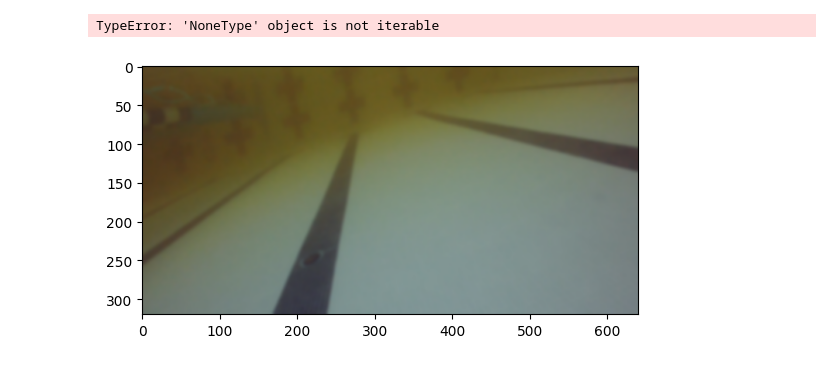
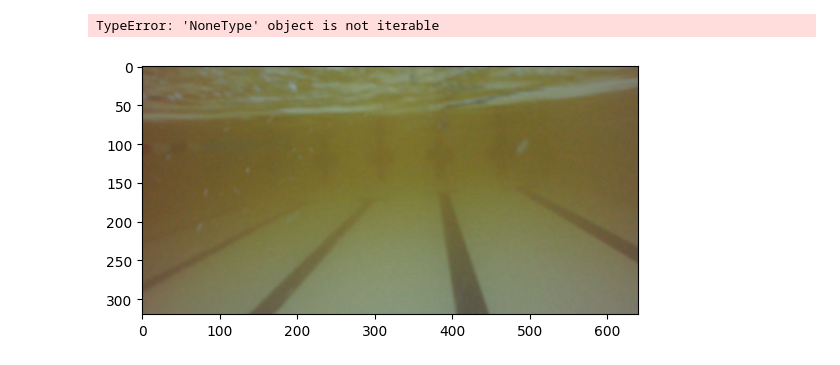
Before and after one commit to Broswei/cv-intro, a Jupyter notebook: testingagain.ipynb, the cells around one changed output. Saved outputs shown, nothing was run; the diff lists cells and outputs as text; code cells hidden in the pictures.

```diff
--- a/testingagain.ipynb
+++ b/testingagain.ipynb
@@ -16,7 +16,10 @@ def detect_lines(img, threshold1 = 50, threshold2 = 150, apertureSize = 3,  minL
 
     img = cv2.GaussianBlur(img, (5, 5), 0)
     img = cv2.blur(img, (5, 5))
-
+    img = cv2.filter2D(img, -1, kernel = np.array([[-1, -1, -1],
+                                                    [-1,  9, -1],
+                                                    [-1, -1, -1]]))
+    # img = cv2.threshold(img, 220, 255, cv2.THRESH_BINARY)[1]
     gray = cv2.cvtColor(img, cv2.COLOR_BGR2GRAY) # convert to grayscale
     edges = cv2.Canny(gray, threshold1, threshold2, apertureSize=apertureSize) # detect edges
     lines = cv2.HoughLinesP(
@@ -92,11 +95,18 @@ def draw_lanes(img, lanes):
                 cv2.line(img, (x3, y3), (x4, y4), (255, 0, 0), 2)
     plt.imshow(img)
 # %%
-img, lines = detect_lines("pool_test.png", 300, 200, 3, 2000, 1800)
+img, lines = detect_lines("image copy.png", 98, 150, 3, 50, 1800)
 plt.imshow(img)
 draw_lines(img, lines)
 lanes = detect_lanes(lines)
+# print (lanes)
 draw_lanes(img, lanes)
+# img99, lines99 = detect_lines("pool_test.png", 100, 105, 3, 100, 1800)
+slopes, intercepts = get_slopes_intercepts(lines)
+# print((slopes))
+
+def return_slopes99(slopes99):
+    return slopes99
 # %% [output]
 TypeError: 'NoneType' object is not iterable
-[figure, old version]
+[figure, new version]
```
Also changed, not shown: parts of 2 cells of this notebook, 1 other file.
